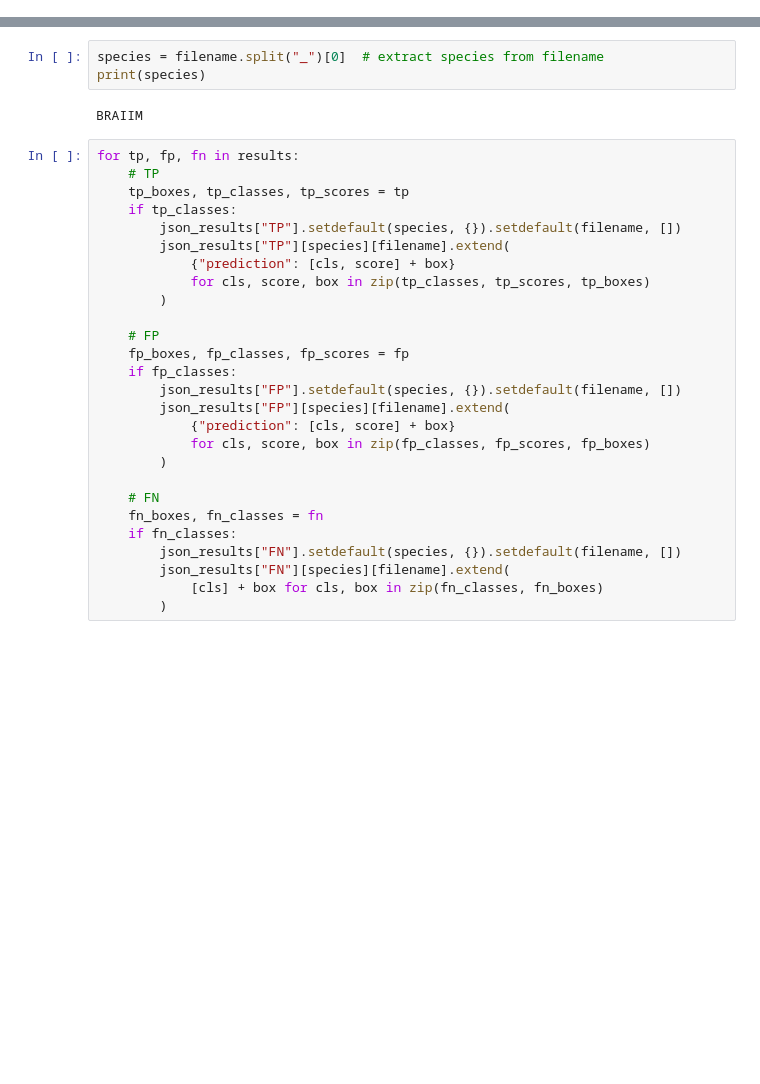
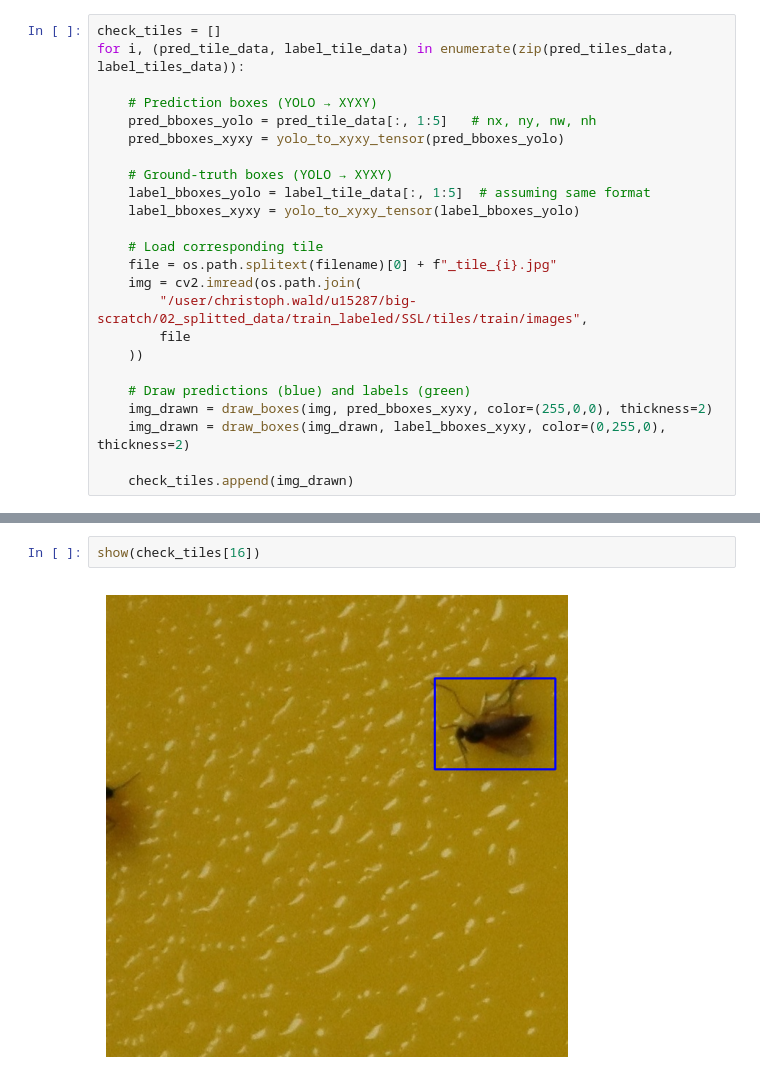
Before and after one commit to ChristophWald/insect_pest_detection, a Jupyter notebook: 2_5_self_training/develop_SSL_cycle.ipynb, the cells around one changed output, grey strips where cells are left out. Saved outputs shown, nothing was run; the diff lists cells and outputs as text; blank space fills up the shorter version.

```diff
--- a/2_5_self_training/develop_SSL_cycle.ipynb
+++ b/2_5_self_training/develop_SSL_cycle.ipynb
@@ -395,2 +72,26 @@ print(tp)
+# %%
+check_tiles = []
+for i, (pred_tile_data, label_tile_data) in enumerate(zip(pred_tiles_data, label_tiles_data)):
+
+    # Prediction boxes (YOLO → XYXY)
+    pred_bboxes_yolo = pred_tile_data[:, 1:5]   # nx, ny, nw, nh
+    pred_bboxes_xyxy = yolo_to_xyxy_tensor(pred_bboxes_yolo)
+
+    # Ground-truth boxes (YOLO → XYXY)
+    label_bboxes_yolo = label_tile_data[:, 1:5]  # assuming same format
+    label_bboxes_xyxy = yolo_to_xyxy_tensor(label_bboxes_yolo)
+
+    # Load corresponding tile
+    file = os.path.splitext(filename)[0] + f"_tile_{i}.jpg"
+    img = cv2.imread(os.path.join(
+        "/user/christoph.wald/u15287/big-scratch/02_splitted_data/train_labeled/SSL/tiles/train/images",
+        file
+    ))
+
+    # Draw predictions (blue) and labels (green)
+    img_drawn = draw_boxes(img, pred_bboxes_xyxy, color=(255,0,0), thickness=2)
+    img_drawn = draw_boxes(img_drawn, label_bboxes_xyxy, color=(0,255,0), thickness=2)
+
+    check_tiles.append(img_drawn)
 # %%
 results = []
@@ -451,32 +146,4 @@ Tile 69:
-# %%
-species = filename.split("_")[0]  # extract species from filename
-print(species)
-# %% [output]
-BRAIIM
-# %%
-for tp, fp, fn in results:
-    # TP
-    tp_boxes, tp_classes, tp_scores = tp
-    if tp_classes:
-        json_results["TP"].setdefault(species, {}).setdefault(filename, [])
-        json_results["TP"][species][filename].extend(
-            {"prediction": [cls, score] + box}
-            for cls, score, box in zip(tp_classes, tp_scores, tp_boxes)
-        )
-
-    # FP
-    fp_boxes, fp_classes, fp_scores = fp
-    if fp_classes:
-        json_results["FP"].setdefault(species, {}).setdefault(filename, [])
-        json_results["FP"][species][filename].extend(
-            {"prediction": [cls, score] + box}
-            for cls, score, box in zip(fp_classes, fp_scores, fp_boxes)
-        )
-
-    # FN
-    fn_boxes, fn_classes = fn
-    if fn_classes:
-        json_results["FN"].setdefault(species, {}).setdefault(filename, [])
-        json_results["FN"][species][filename].extend(
-            [cls] + box for cls, box in zip(fn_classes, fn_boxes)
-        )
+# %%
+show(check_tiles[16])
+# %% [output]
+[figure, added]
```
Also changed, not shown: parts of 26 cells of this notebook, 14 other files.
